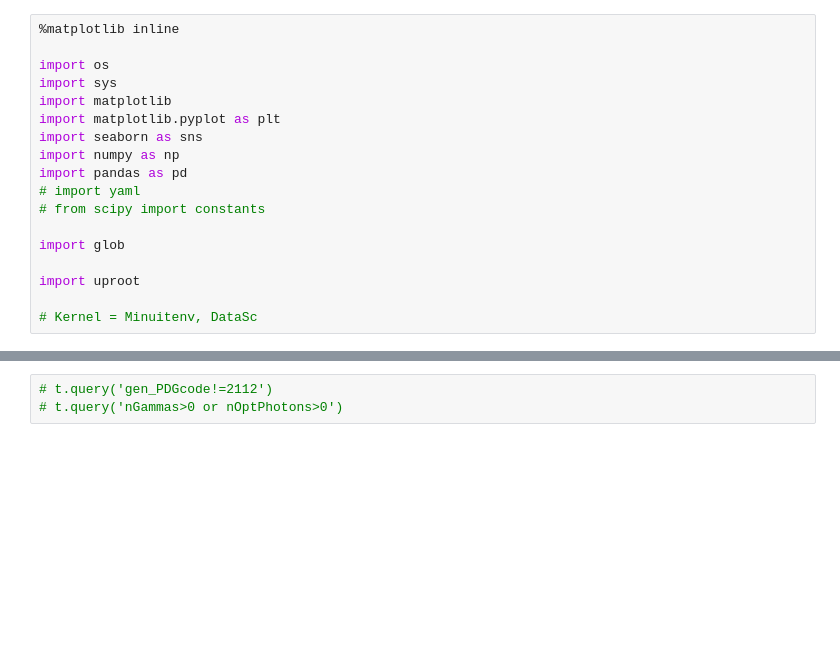
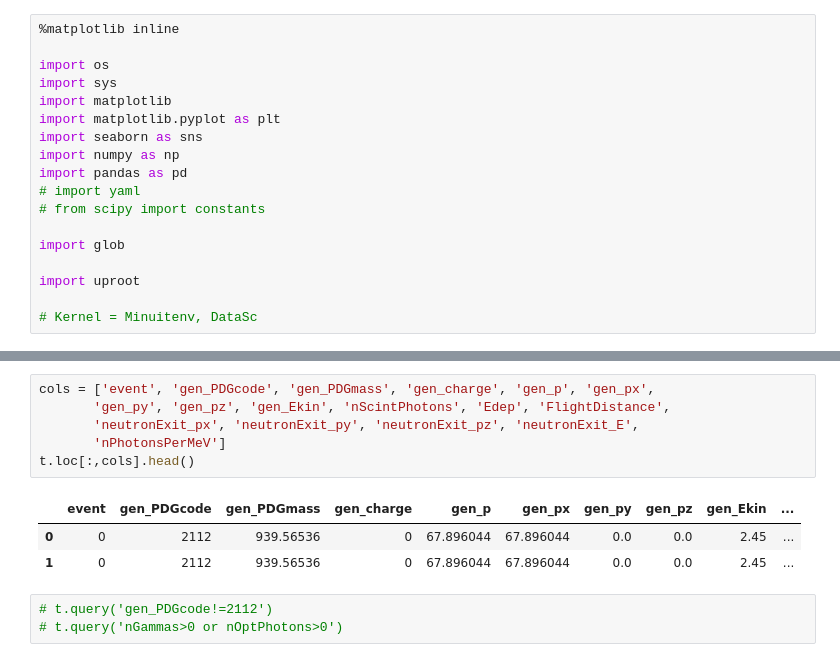
Before and after one commit to eberthol/G4_LAr, a Jupyter notebook: inspect_rootfile.ipynb, the cells around one changed output, grey strips where cells are left out. Cells and saved outputs as stored; diff of their text form; blank space fills up the shorter version.

```diff
--- a/inspect_rootfile.ipynb
+++ b/inspect_rootfile.ipynb
@@ -38,4 +40,14 @@ Index(['event', 'gen_PDGcode', 'gen_PDGmass', 'gen_charge', 'gen_p', 'gen_px',
       dtype='object')
+# %%
+cols = ['event', 'gen_PDGcode', 'gen_PDGmass', 'gen_charge', 'gen_p', 'gen_px',
+       'gen_py', 'gen_pz', 'gen_Ekin', 'nScintPhotons', 'Edep', 'FlightDistance',
+       'neutronExit_px', 'neutronExit_py', 'neutronExit_pz', 'neutronExit_E',
+       'nPhotonsPerMeV']
+t.loc[:,cols].head()
+# %% [output]
+|  | event | gen_PDGcode | gen_PDGmass | gen_charge | gen_p | gen_px | gen_py | gen_pz | gen_Ekin | ... |
+| 0 | 0 | 2112 | 939.56536 | 0 | 67.896044 | 67.896044 | 0.0 | 0.0 | 2.45 | ... |
+| 1 | 0 | 2112 | 939.56536 | 0 | 67.896044 | 67.896044 | 0.0 | 0.0 | 2.45 | ... |
 # %%
 # t.query('gen_PDGcode!=2112')
 # t.query('nGammas>0 or nOptPhotons>0')
```
Also changed, not shown: parts of 7 cells of this notebook, 10 other files.
